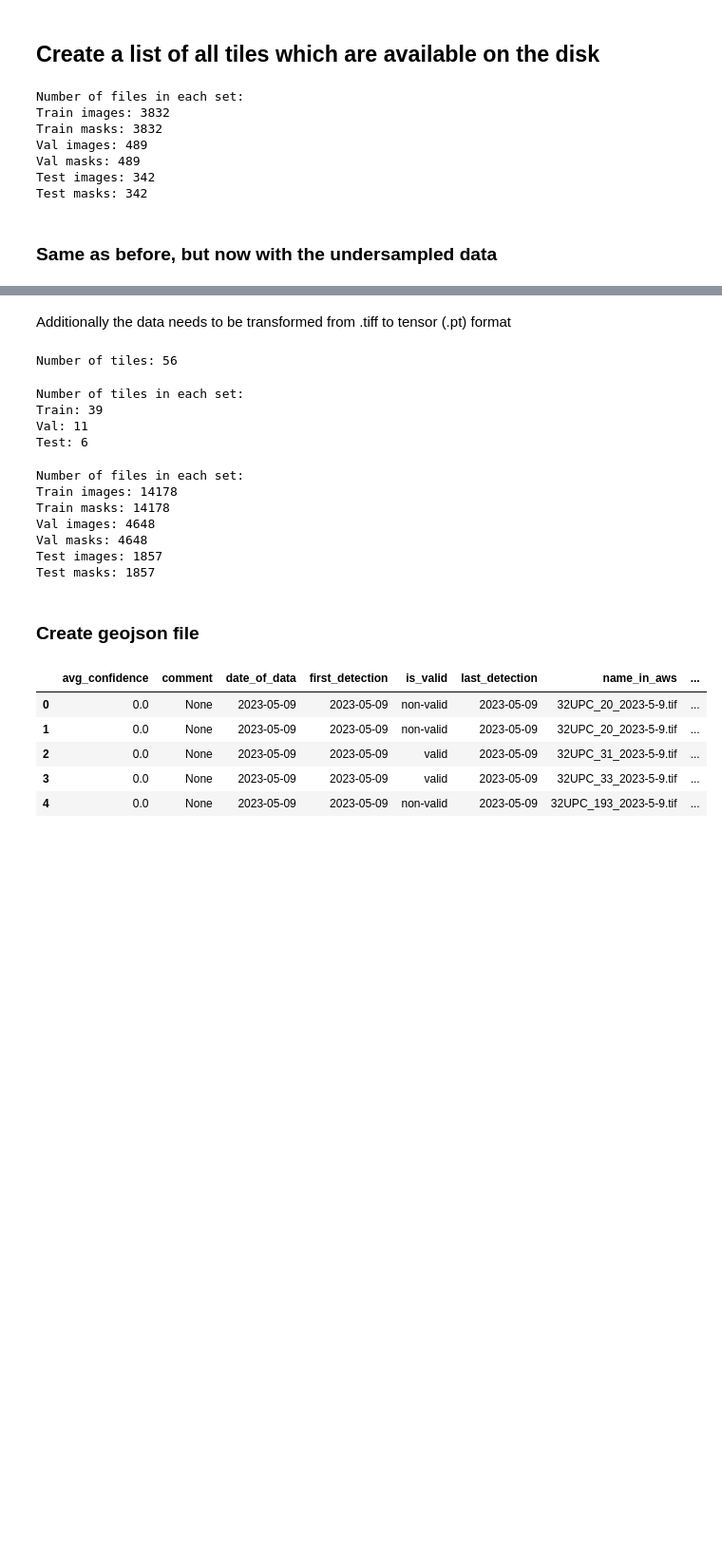
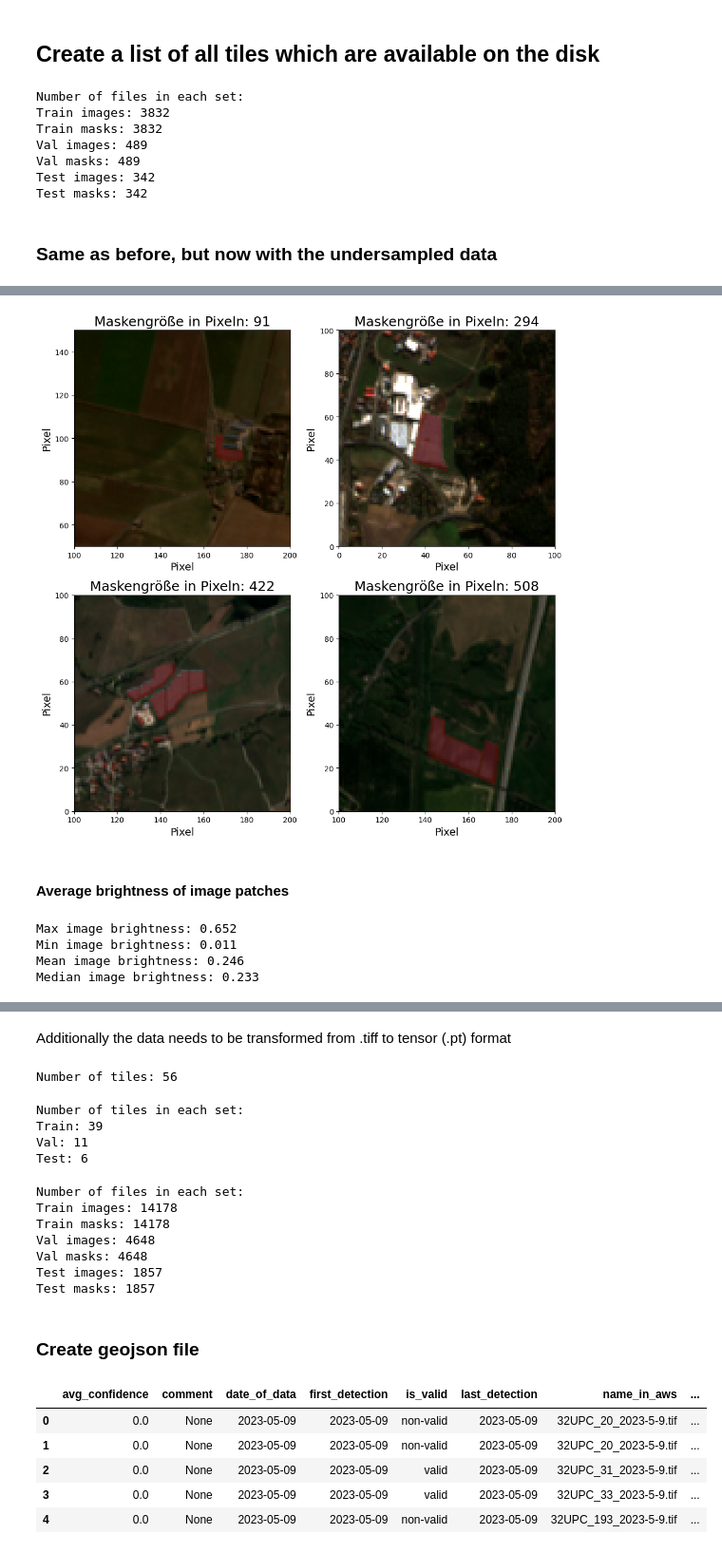
Before and after one commit to Taraman12/Solarpark-detection, a Jupyter notebook: Notebooks/ML_Modell/create_train_val_test_split.ipynb, the cells around one changed output, grey strips where cells are left out. Shown at 95% size. Cells and saved outputs as stored; diff of their text form; code cells hidden in the pictures; blank space fills up the shorter version.

```diff
--- a/Notebooks/ML_Modell/create_train_val_test_split.ipynb
+++ b/Notebooks/ML_Modell/create_train_val_test_split.ipynb
@@ -131,0 +256,56 @@ print(f'Images: {len(list(train_dir.glob("**/*.pt")))}')
+# %%
+file_path_small_mask = df.iloc[54, 1]
+image_small_mask = rasterio.open(path_to_images/file_path_small_mask.name).read()[1:4, :, :].transpose(1, 2, 0)
+small_mask = rasterio.open(file_path_small_mask).read()
+
+file_path_medium_mask = df.iloc[2010, 1]
+image_medium_mask = rasterio.open(path_to_images/file_path_medium_mask.name).read()[1:4, :, :].transpose(1, 2, 0)
+medium_mask = rasterio.open(file_path_medium_mask).read()
+
+file_path_large_mask = df.iloc[3010, 1]
+image_large_mask = rasterio.open(path_to_images/file_path_large_mask.name).read()[1:4, :, :].transpose(1, 2, 0)
+large_mask = rasterio.open(file_path_large_mask).read()
+
+file_path_very_large_mask = df.iloc[3505, 1]
+image_very_large_mask = rasterio.open(path_to_images/file_path_very_large_mask.name).read()[1:4, :, :].transpose(1, 2, 0)
+very_large_mask = rasterio.open(file_path_very_large_mask).read()
+# %%
+fig, axes = plt.subplots(2, 2, figsize=(10, 10))
+ax1, ax2, ax3, ax4 = axes.flatten()
+
+ax1.imshow(image_small_mask);
+ax1.imshow(small_mask[0, :, :], alpha=0.4*(small_mask[0, :, :] > 0), cmap='jet');
+ax1.set_title(f"Maskengröße in Pixeln: {small_mask.sum()}", fontsize=18)
+ax1.set_ylim(50, 150)
+ax1.set_xlim(100, 200)
+ax1.set_xlabel('Pixel', fontsize=14)
+ax1.set_ylabel('Pixel', fontsize=14)
+
+ax2.imshow(image_medium_mask);
+ax2.imshow(medium_mask[0, :, :], alpha=0.4*(medium_mask[0, :, :] > 0), cmap='jet');
+ax2.set_title(f"Maskengröße in Pixeln: {medium_mask.sum()}", fontsize=18)
+ax2.set_ylim(0, 100)
+ax2.set_xlim(0, 100)
+ax2.set_xlabel('Pixel', fontsize=14)
+ax2.set_ylabel('Pixel', fontsize=14)
+
+ax3.imshow(image_large_mask);
+ax3.imshow(large_mask[0, :, :], alpha=0.4*(large_mask[0, :, :] > 0), cmap='jet');
+ax3.set_title(f"Maskengröße in Pixeln: {large_mask.sum()}", fontsize=18)
+ax3.set_ylim(0, 100)
+ax3.set_xlim(100, 200)
+ax3.set_xlabel('Pixel', fontsize=14)
+ax3.set_ylabel('Pixel', fontsize=14)
+
+ax4.imshow(image_very_large_mask);
+ax4.imshow(very_large_mask[0, :, :], alpha=0.4*(very_large_mask[0, :, :] > 0), cmap='jet');
+ax4.set_title(f"Maskengröße in Pixeln: {very_large_mask.sum()}", fontsize=18)
+ax4.set_ylim(0, 100)
+ax4.set_xlim(100, 200)
+ax4.set_xlabel('Pixel', fontsize=14)
+ax4.set_ylabel('Pixel', fontsize=14)
+
+fig.tight_layout()
+plt.show()
+# %% [output]
+[figure, added]
@@ -131,0 +314,2 @@ print(f'Images: {len(list(train_dir.glob("**/*.pt")))}')
+# %% [markdown]
+#### Average brightness of image patches
@@ -131,0 +329,10 @@ print(f'Images: {len(list(train_dir.glob("**/*.pt")))}')
+# %%
+print(f"Max image brightness: {max(avg_image_brightness_list):.3f}")
+print(f"Min image brightness: {min(avg_image_brightness_list):.3f}")
+print(f"Mean image brightness: {mean_avg_brightness:.3f}")
+print(f"Median image brightness: {median_avg_brightness:.3f}")
+# %% [output]
+Max image brightness: 0.652
+Min image brightness: 0.011
+Mean image brightness: 0.246
+Median image brightness: 0.233
```
Also changed, not shown: parts of 34 cells of this notebook, 1 other file.
